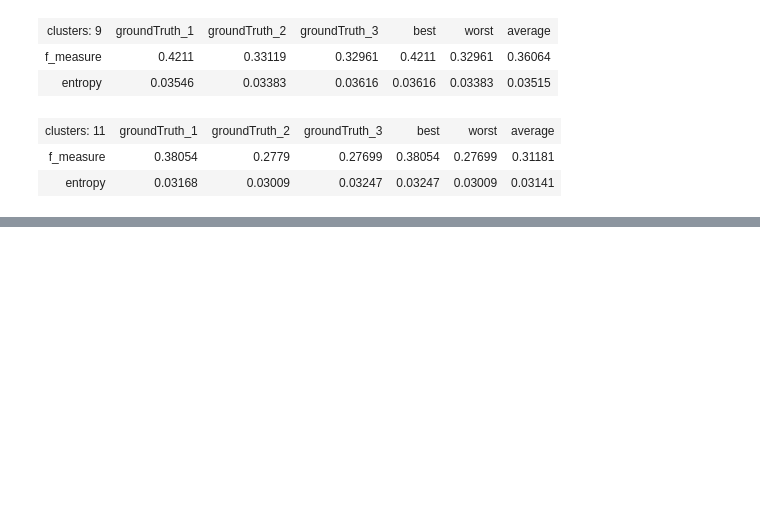
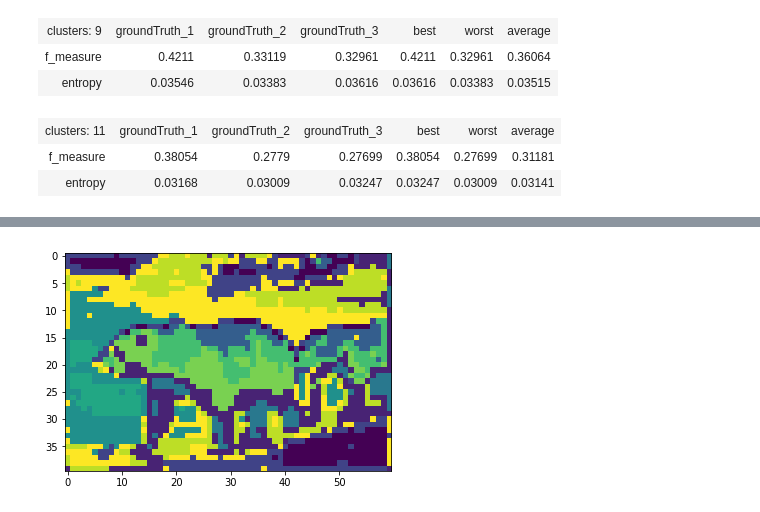
Before and after one commit to M7moudHussein/Image-Segmentaion, a Jupyter notebook: clustering.ipynb, the cells around one changed output, grey strips where cells are left out. Saved outputs shown, nothing was run; the diff lists cells and outputs as text; code cells hidden in the pictures; blank space fills up the shorter version.

```diff
--- a/clustering.ipynb
+++ b/clustering.ipynb
@@ -486,0 +523,35 @@ image_report("train", os.path.join(dirc_kmeans, "run_1"), pyramid_image, segs)
+# %%
+def normalized_cut_images(original_path, result_path, segs, tpe, gamma):
+    print("processing images in " + original_path + " writing result to " + result_path +
+         " for clusters " + str(segs))
+    images = os.listdir(original_path)
+    n = len(images)
+    i = 1
+    for image in images:
+        progress_bar(i, n, image)
+        i = i + 1
+        img = imread(os.path.join(original_path, image))
+        for seg in segs:
+            dirc = os.path.join(result_path, str(seg) + "_" + str(gamma))
+            if not os.path.exists(dirc):
+                os.makedirs(dirc)
+            c = np.copy(img)
+            result = spectral_cluster(c, seg, tpe, gamma)
+            np.save(os.path.join(dirc, image), result)
+    print("normalized_cut_done with " + tpe)
+
+dirc_normalized_rbf = os.path.join(data_dirc, "normalized_rbf")
+dirc_normalized_nn = os.path.join(data_dirc, "normalized_nn")
+# normalized_cut_images(dirc_train, os.path.join(dirc_normalized_rbf, "run_1"), [3,5,7,9,11], 'rbf', 1)
+normalized_cut_images(dirc_train, os.path.join(dirc_normalized_nn, "run_1"), [3,5,7,9,11], 'nearest_neighbors', 1)
+normalized_cut_images(dirc_train, os.path.join(dirc_normalized_rbf, "run_1"), [3,5,7,9,11], 'rbf', 10)
+normalized_cut_images(dirc_train, os.path.join(dirc_normalized_rbf, "run_1"), [3,5,7,9,11], 'rbf', 1)
+# %%
+image = '100075.jpg'
+img = np.load(os.path.join(dirc_normalized_nn, "run_1", "11_1", image + ".npy"))
+mat = scipy.io.loadmat(os.path.join(dirc_truth, "train", image.replace('jpg', 'mat')))
+
+plt.imshow(img)
+plt.show()
+# %% [output]
+[figure, added]
```
Also changed, not shown: parts of 5 cells of this notebook.
